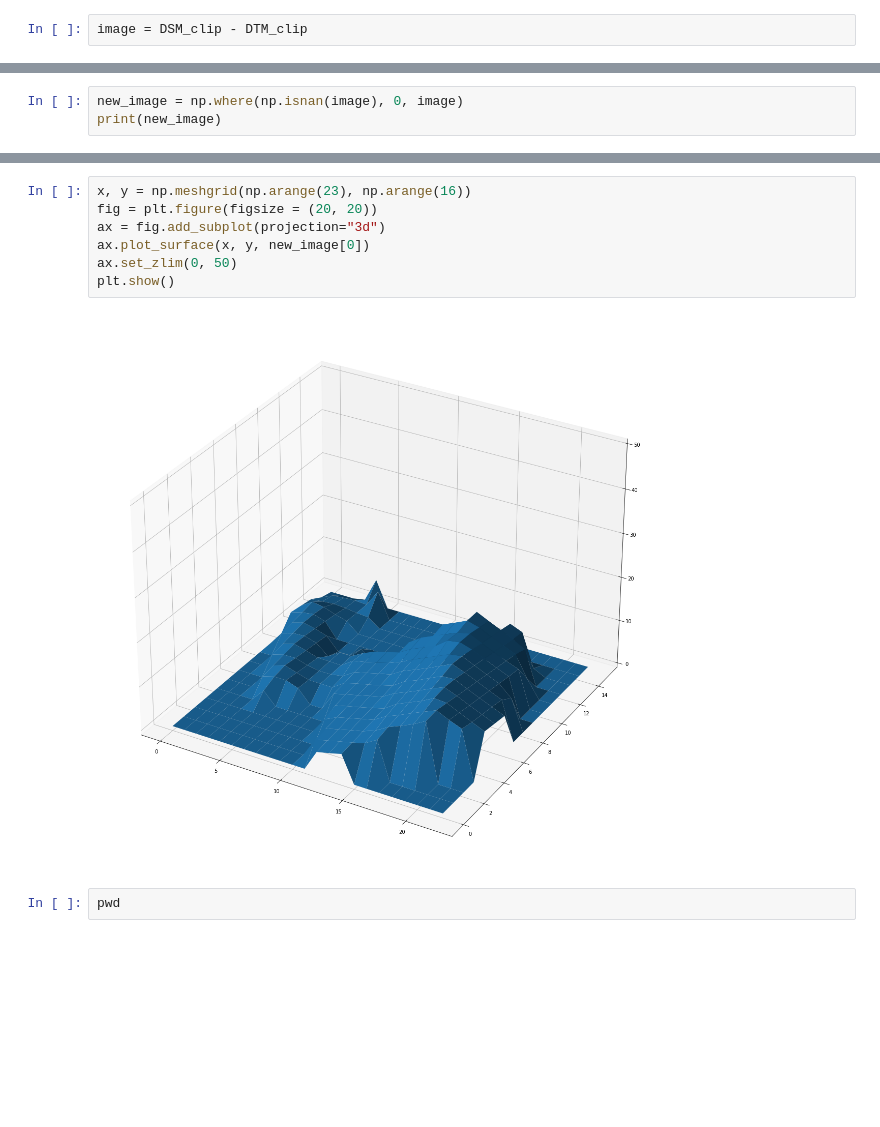
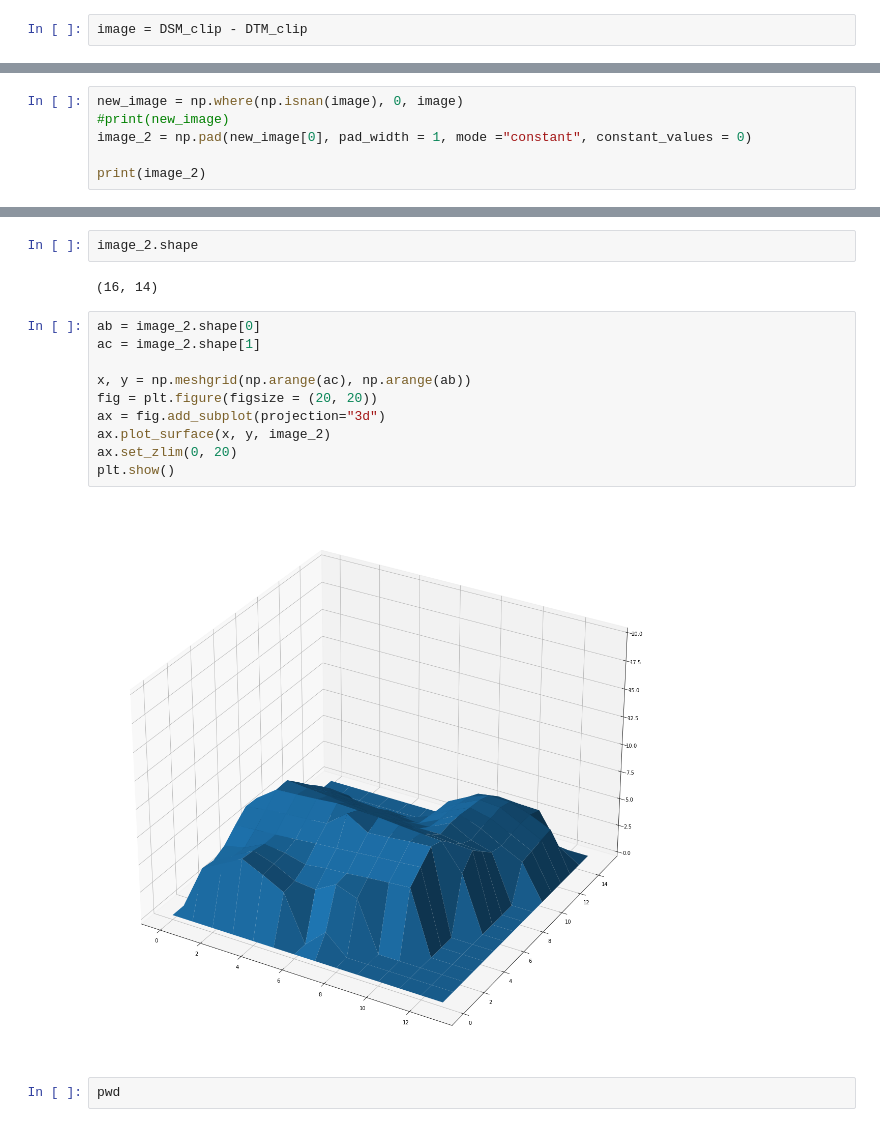
Before and after one commit to agilepydev/3D-House, a Jupyter notebook: 3D-House-Project/api coordinates.ipynb, the cells around one changed output, grey strips where cells are left out. Saved outputs shown, nothing was run; the diff lists cells and outputs as text; blank space fills up the shorter version.

```diff
--- a/3D-House-Project/api coordinates.ipynb
+++ b/3D-House-Project/api coordinates.ipynb
@@ -167,5 +161,8 @@ array([[[        nan,         nan,         nan,         nan,
     spatial_ref  int64 0
 # %%
 new_image = np.where(np.isnan(image), 0, image)
-print(new_image)
+#print(new_image)
+image_2 = np.pad(new_image[0], pad_width = 1, mode ="constant", constant_values = 0)
+
+print(image_2)
 # %% [output]
@@ -189,12 +186,19 @@ print(new_image)
+# %%
+image_2.shape
+# %% [output]
+(16, 14)
 # %%
-x, y = np.meshgrid(np.arange(23), np.arange(16))
+ab = image_2.shape[0]
+ac = image_2.shape[1]
+
+x, y = np.meshgrid(np.arange(ac), np.arange(ab))
 fig = plt.figure(figsize = (20, 20))
 ax = fig.add_subplot(projection="3d")
-ax.plot_surface(x, y, new_image[0])
-ax.set_zlim(0, 50)
+ax.plot_surface(x, y, image_2)
+ax.set_zlim(0, 20)
 plt.show()
 # %% [output]
-[figure, old version]
+[figure, new version]
 # %%
 pwd
 # %% [output]
```
Also changed, not shown: parts of 11 cells of this notebook, 5 other files.
